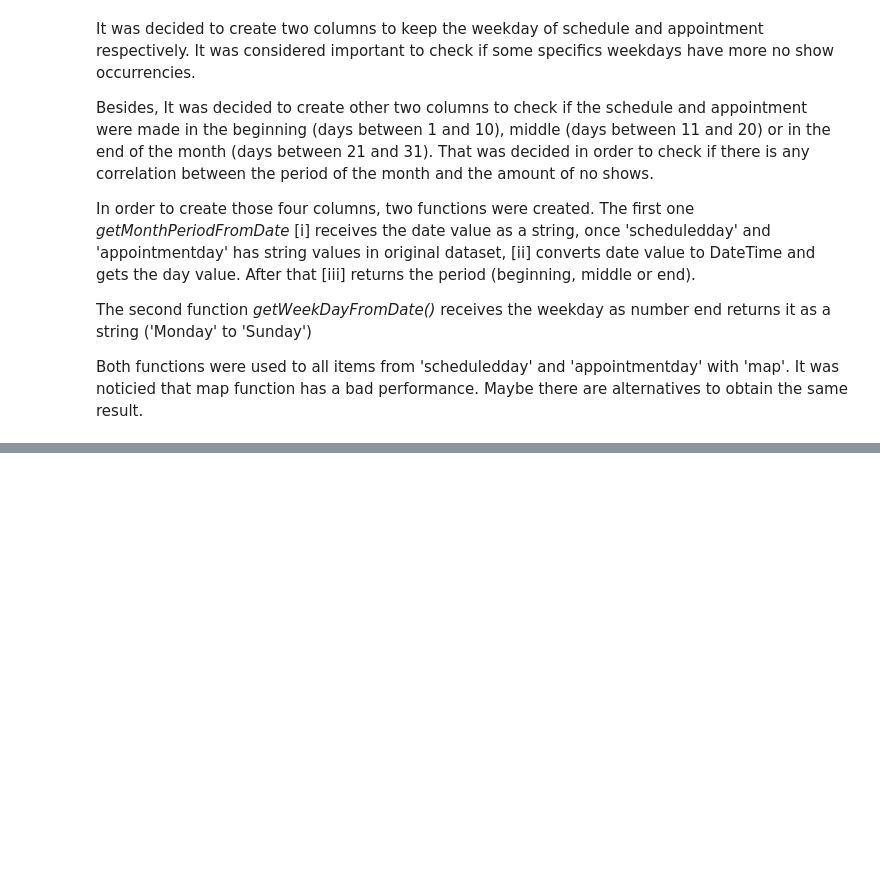
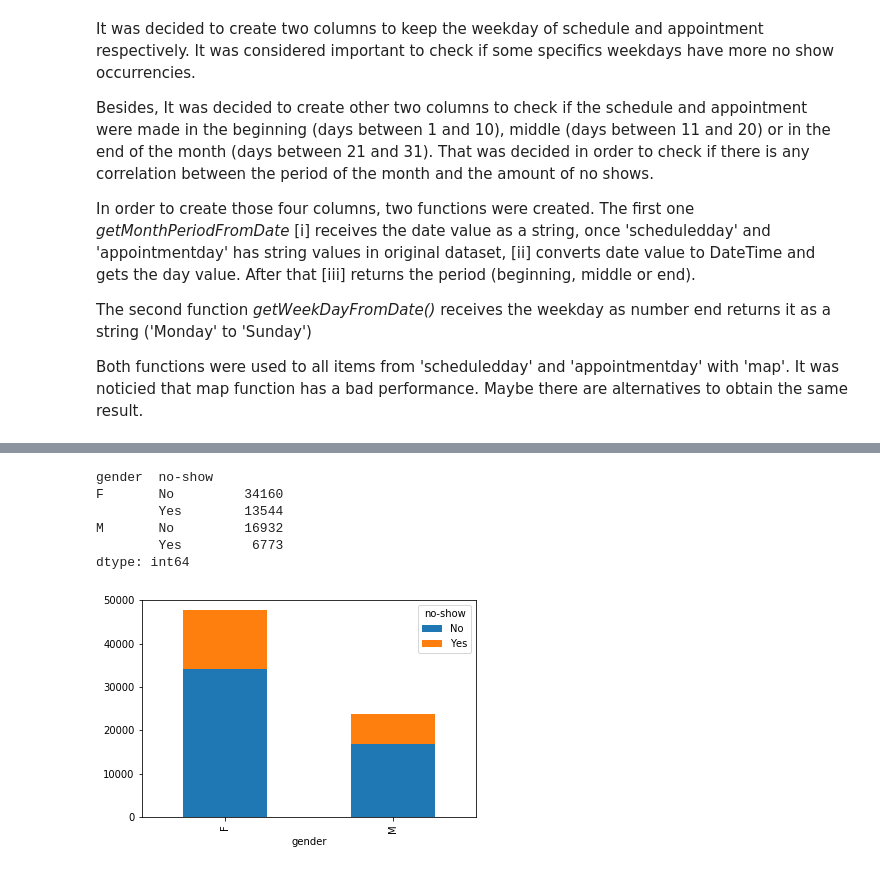
Before and after one commit to fabricionogueira/project2, a Jupyter notebook: Project#2-NoShowAppointments.ipynb, the cells around one changed output, grey strips where cells are left out. Cells and saved outputs as stored; diff of their text form; code cells hidden in the pictures; blank space fills up the shorter version.

```diff
--- a/Project#2-NoShowAppointments.ipynb
+++ b/Project#2-NoShowAppointments.ipynb
@@ -212,0 +248,13 @@ df.gender.count()
+# %%
+df.groupby(['gender', 'no-show']).size()
+# %% [output]
+gender  no-show
+F       No         34160
+        Yes        13544
+M       No         16932
+        Yes         6773
+dtype: int64
+# %%
+df.groupby(['gender', 'no-show']).size().unstack().plot(kind='bar',stacked=True);
+# %% [output]
+[figure, added]
```
Also changed, not shown: parts of 19 cells of this notebook.
